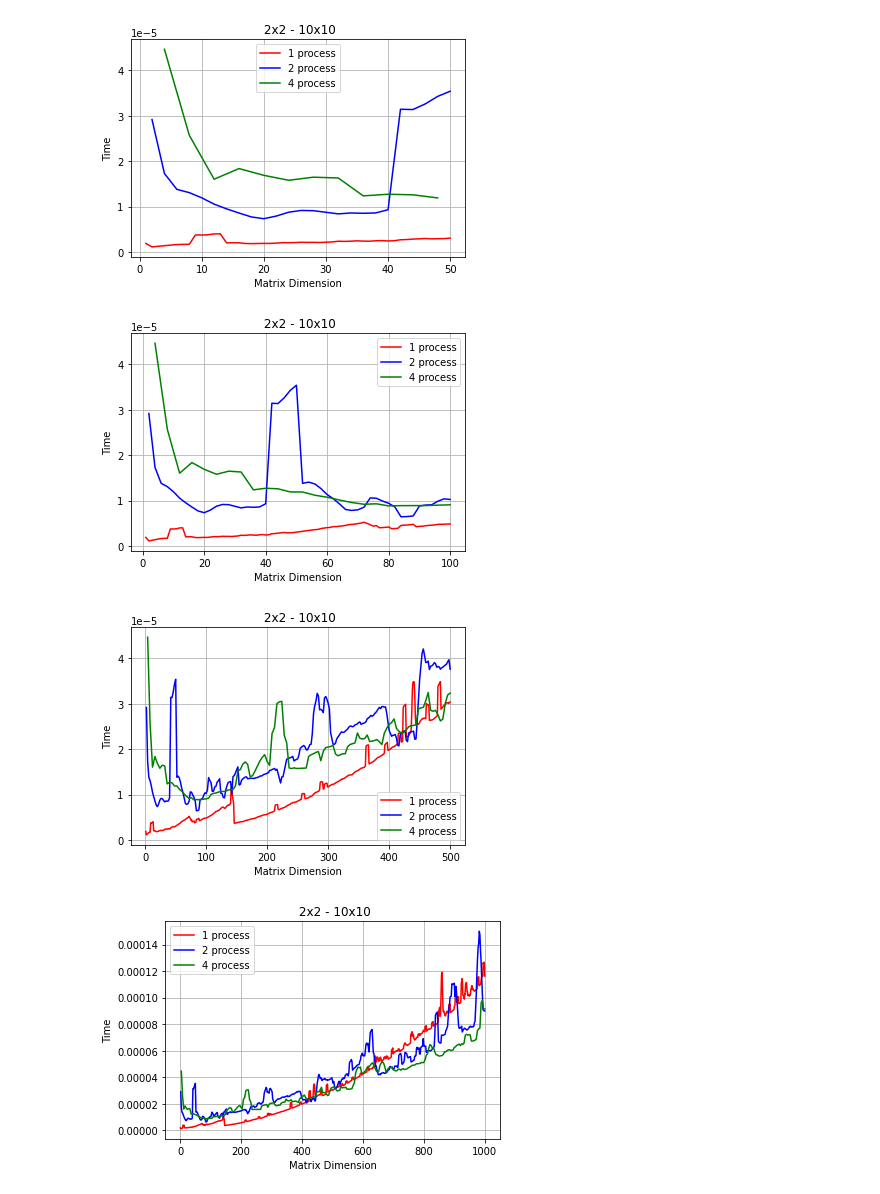
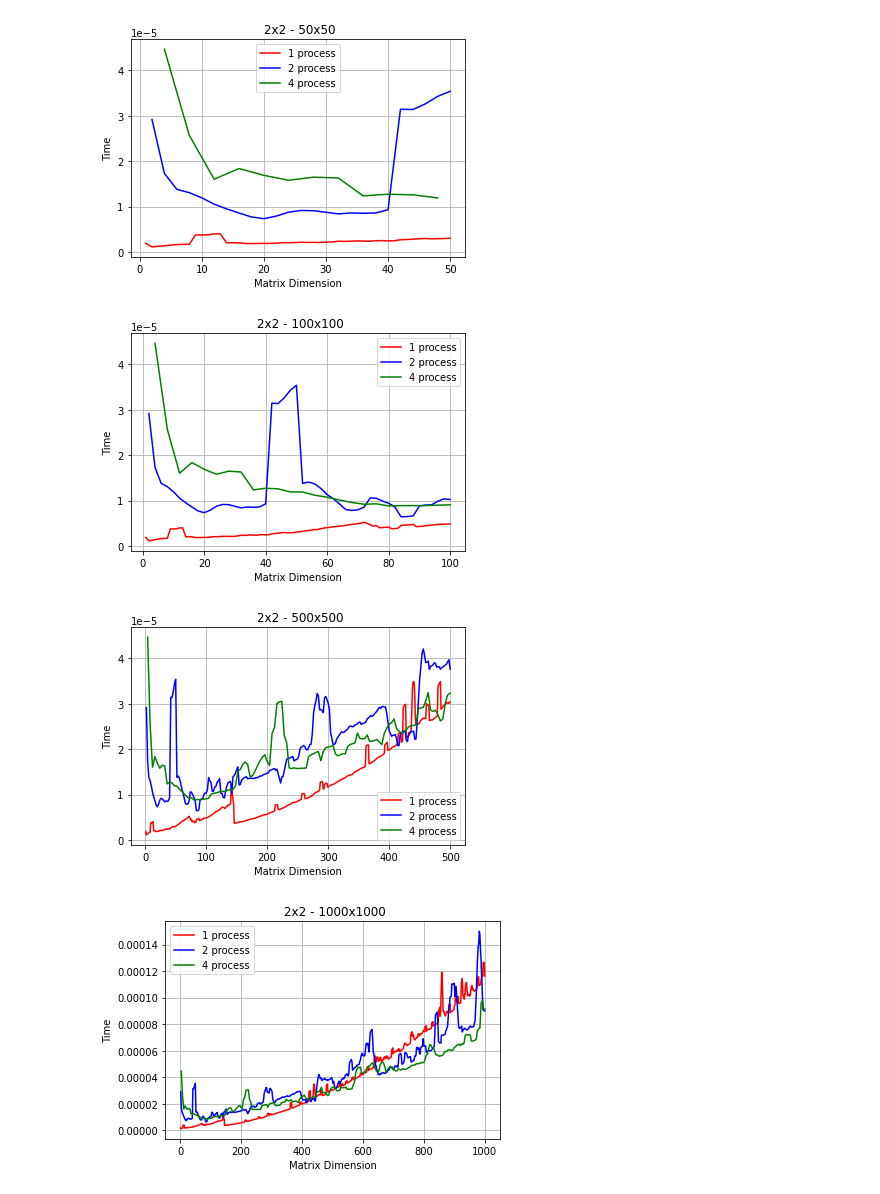
Before and after one commit to alexbrill/results_analysis, a Jupyter notebook: psa_lab2/main.ipynb, the cells around one changed output. Cells and saved outputs as stored; diff of their text form; code cells hidden in the pictures.

Commit message:
little fixes for plotting

```diff
--- a/psa_lab2/main.ipynb
+++ b/psa_lab2/main.ipynb
@@ -120,7 +178,7 @@ plt.show()
 B = 100
 
 fig, ax = plt.subplots()
-ax.set_title(" 2x2 - 10x10")
+ax.set_title(" 2x2 - 100x100")
 ax.set_ylabel("Time")
 ax.set_xlabel("Matrix Dimension")
 ax.grid()
@@ -133,12 +191,12 @@ ax.legend(["1 process", "2 process", "4 process"])
 
 plt.show()
 # %% [output]
-[figure, old version]
+[figure, new version]
 # %%
 B = 500
 
 fig, ax = plt.subplots()
-ax.set_title(" 2x2 - 10x10")
+ax.set_title(" 2x2 - 500x500")
 ax.set_ylabel("Time")
 ax.set_xlabel("Matrix Dimension")
 ax.grid()
@@ -151,22 +209,22 @@ ax.legend(["1 process", "2 process", "4 process"])
 
 plt.show()
 # %% [output]
-[figure, old version]
+[figure, new version]
 # %%
 B = 1000
 
 fig, ax = plt.subplots()
-ax.set_title(" 2x2 - 10x10")
+ax.set_title(" 2x2 - 1000x1000")
 ax.set_ylabel("Time")
 ax.set_xlabel("Matrix Dimension")
 ax.grid()
 
 ax.plot(df["p1"][:B].index, df["p1"][:B], '-r')
 ax.plot(df["p2"][idx2][:B].index, df["p2"][idx2][:B], '-b')
 ax.plot(df["p4"][idx4][:B].index, df["p4"][idx4][:B], '-g')
 
 ax.legend(["1 process", "2 process", "4 process"])
 
 plt.show()
 # %% [output]
-[figure, old version]
+[figure, new version]
```
Also changed, not shown: parts of 5 cells of this notebook.
